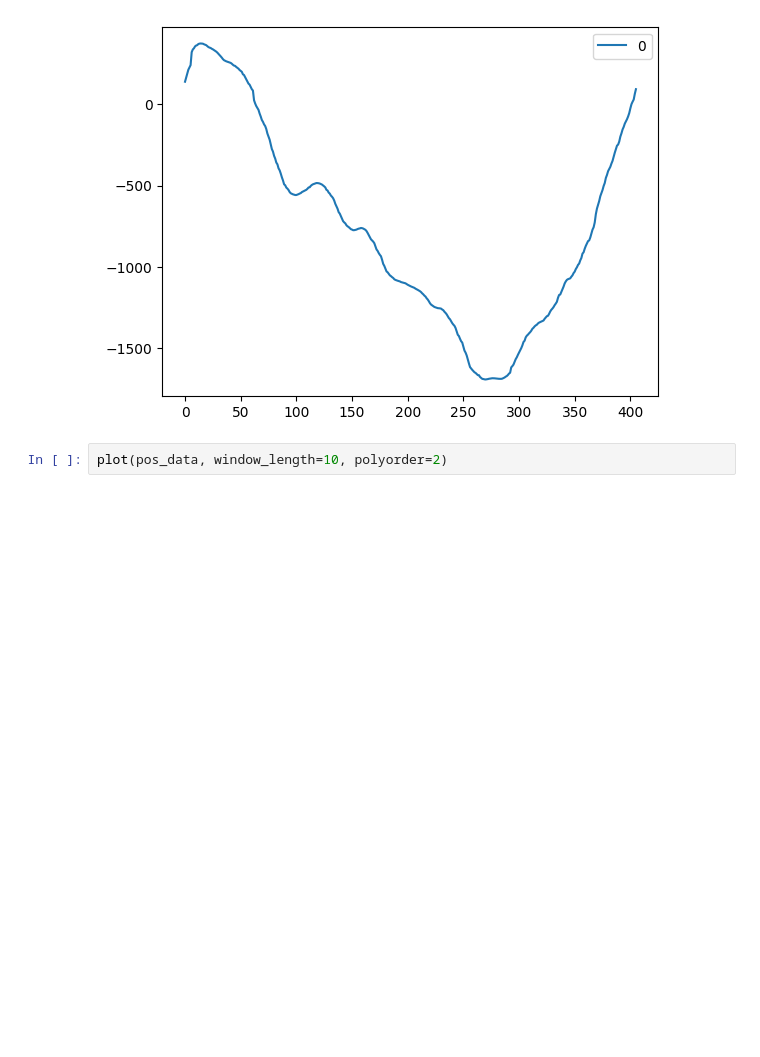
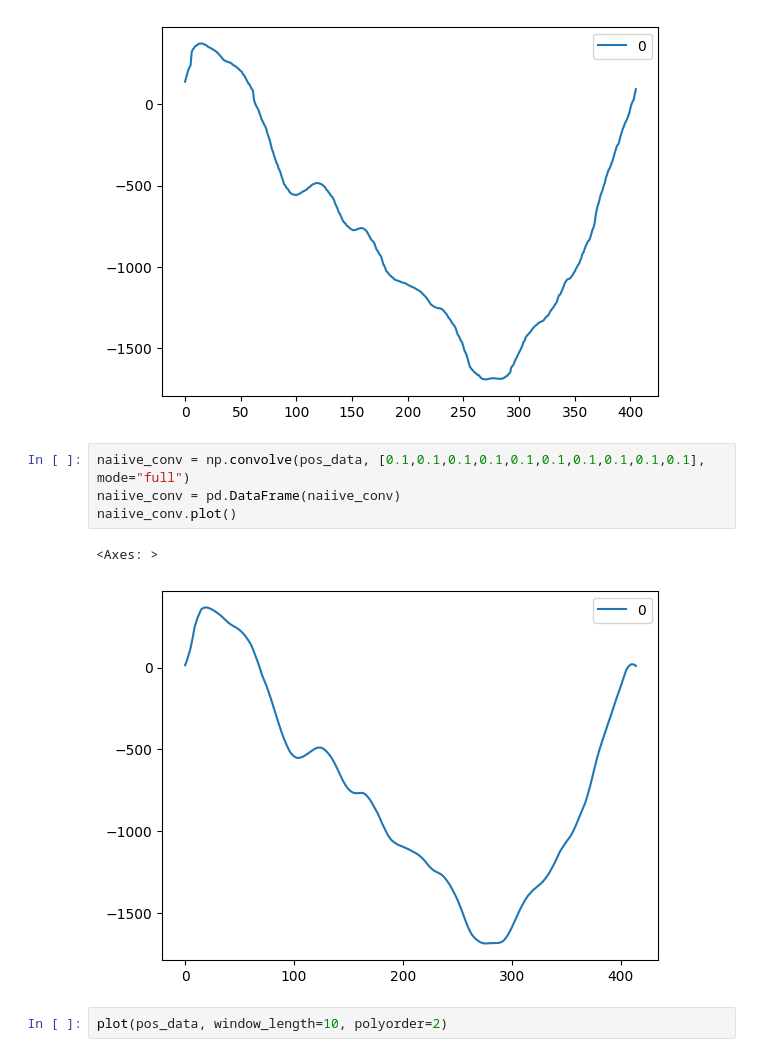
Before and after one commit to robinvvinod/Pitwall, a Jupyter notebook: smoothing_test.ipynb, the cells around one changed output. Saved outputs shown, nothing was run; the diff lists cells and outputs as text; blank space fills up the shorter version.

```diff
--- a/smoothing_test.ipynb
+++ b/smoothing_test.ipynb
@@ -27,6 +31,13 @@ raw.plot()
 # %% [output]
 <Axes: >
 [figure]
+# %%
+naiive_conv = np.convolve(pos_data, [0.1,0.1,0.1,0.1,0.1,0.1,0.1,0.1,0.1,0.1], mode="full")
+naiive_conv = pd.DataFrame(naiive_conv)
+naiive_conv.plot()
+# %% [output]
+<Axes: >
+[figure, added]
 # %%
 plot(pos_data, window_length=10, polyorder=2)
 # %% [output]
```
Also changed, not shown: parts of 1 cell of this notebook, 4 other files.
